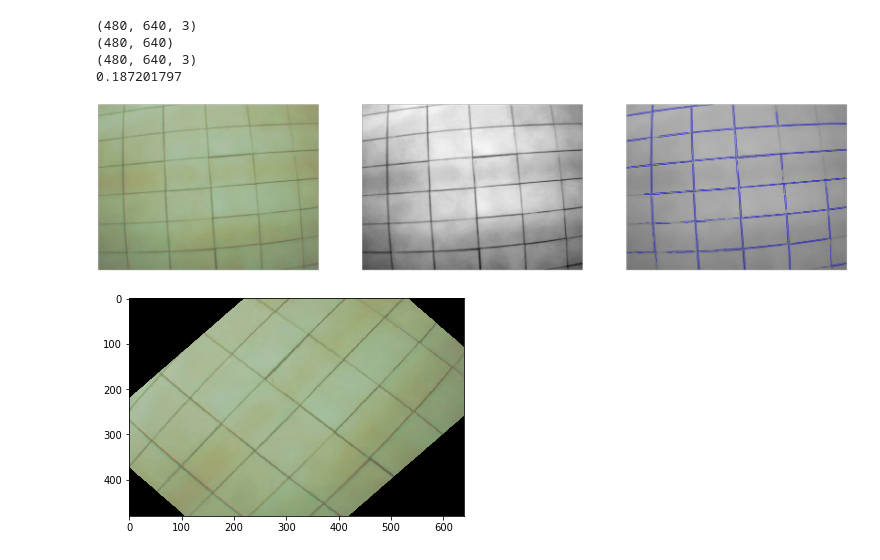
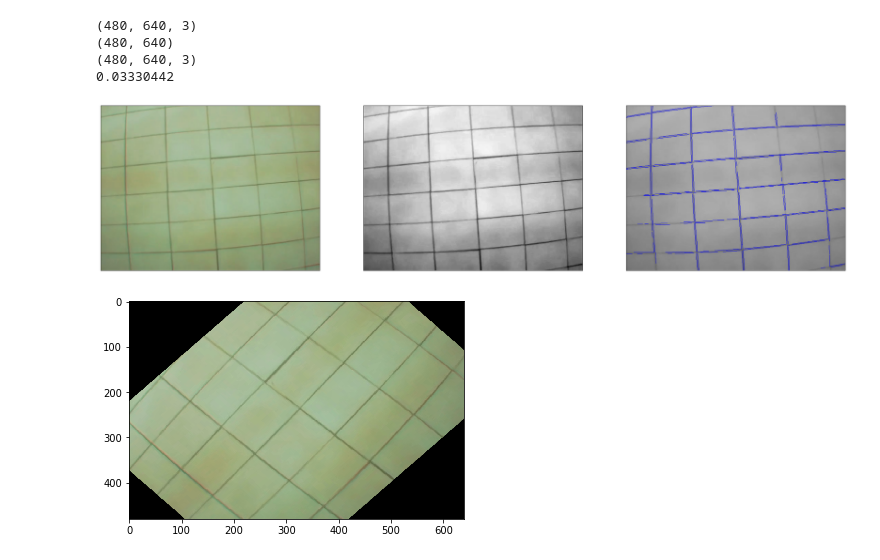
Before and after one commit to vladushked/tile_position, a Jupyter notebook: python/test.ipynb, the cells around one changed output. Cells and saved outputs as stored; diff of their text form; code cells hidden in the pictures.

```diff
--- a/python/test.ipynb
+++ b/python/test.ipynb
@@ -17,33 +17,33 @@ def FLD(image):
 # %%
 IMAGE_PATH = '../images/frame_0.jpg'
 
 e1 = cv2.getTickCount()
 
 img = cv2.imread(IMAGE_PATH)
 print(img.shape)
 gray = cv2.cvtColor(img,cv2.COLOR_BGR2GRAY)
 print(gray.shape)
 img_with_lines = FLD(gray)
 print(img_with_lines.shape)
 
+e2 = cv2.getTickCount()
+time = (e2 - e1)/ cv2.getTickFrequency()
+print(time)
+
 images = [img, gray, img_with_lines]
 
-fig = plt.figure(figsize=(64,48))
+fig = plt.figure(figsize=(32,24))
 
 for i in range(len(images)):
     fig.add_subplot(1, 3, i + 1)
     plt.imshow(images[i],'gray')
     plt.xticks([]),plt.yticks([])
-
-e2 = cv2.getTickCount()
-time = (e2 - e1)/ cv2.getTickFrequency()
-print(time)
 # %% [output]
 (480, 640, 3)
 (480, 640)
 (480, 640, 3)
-0.187201797
+0.03330442
-[figure, old version]
+[figure, new version]
 # %%
 def rotate(image, angle):
     rows,cols = image.shape
```
Also changed, not shown: parts of 13 cells of this notebook.
